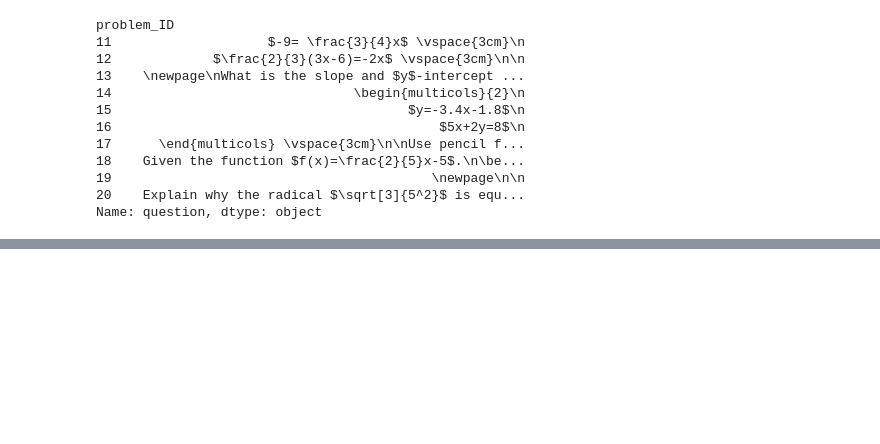
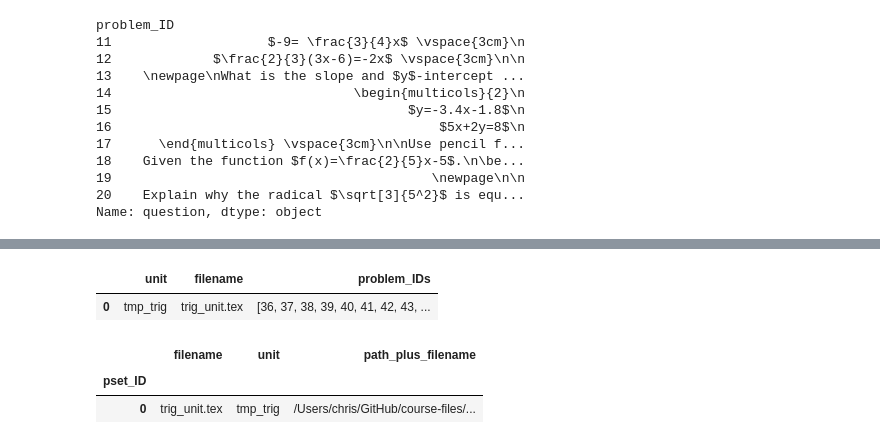
Before and after one commit to chrishuson/mathai, a Jupyter notebook: src/ibmath.ipynb, the cells around one changed output, grey strips where cells are left out. Saved outputs shown, nothing was run; the diff lists cells and outputs as text; code cells hidden in the pictures; blank space fills up the shorter version.

Commit message:
prototype problem_to_tex use

```diff
--- a/src/ibmath.ipynb
+++ b/src/ibmath.ipynb
@@ -192,0 +188,13 @@ Name: question, dtype: object
+# %%
+trig_pset_df = pd.DataFrame({'unit':['tmp_trig'], 'filename':['trig_unit.tex'], 'problem_IDs':[list(range(36,67))]})
+# %%
+trig_pset_df
+# %% [output]
+|  | unit | filename | problem_IDs |
+| 0 | tmp_trig | trig_unit.tex | [36, 37, 38, 39, 40, 41, 42, 43, ... |
+# %%
+build_pset_df_tex(trig_pset_df, problem_df, course_dir='/Users/chris/GitHub/course-files/IB2021/')
+# %% [output]
+|  | filename | unit | path_plus_filename |
+| pset_ID |  |  |  |
+| 0 | trig_unit.tex | tmp_trig | /Users/chris/GitHub/course-files/... |
```
Also changed, not shown: parts of 7 cells of this notebook.
